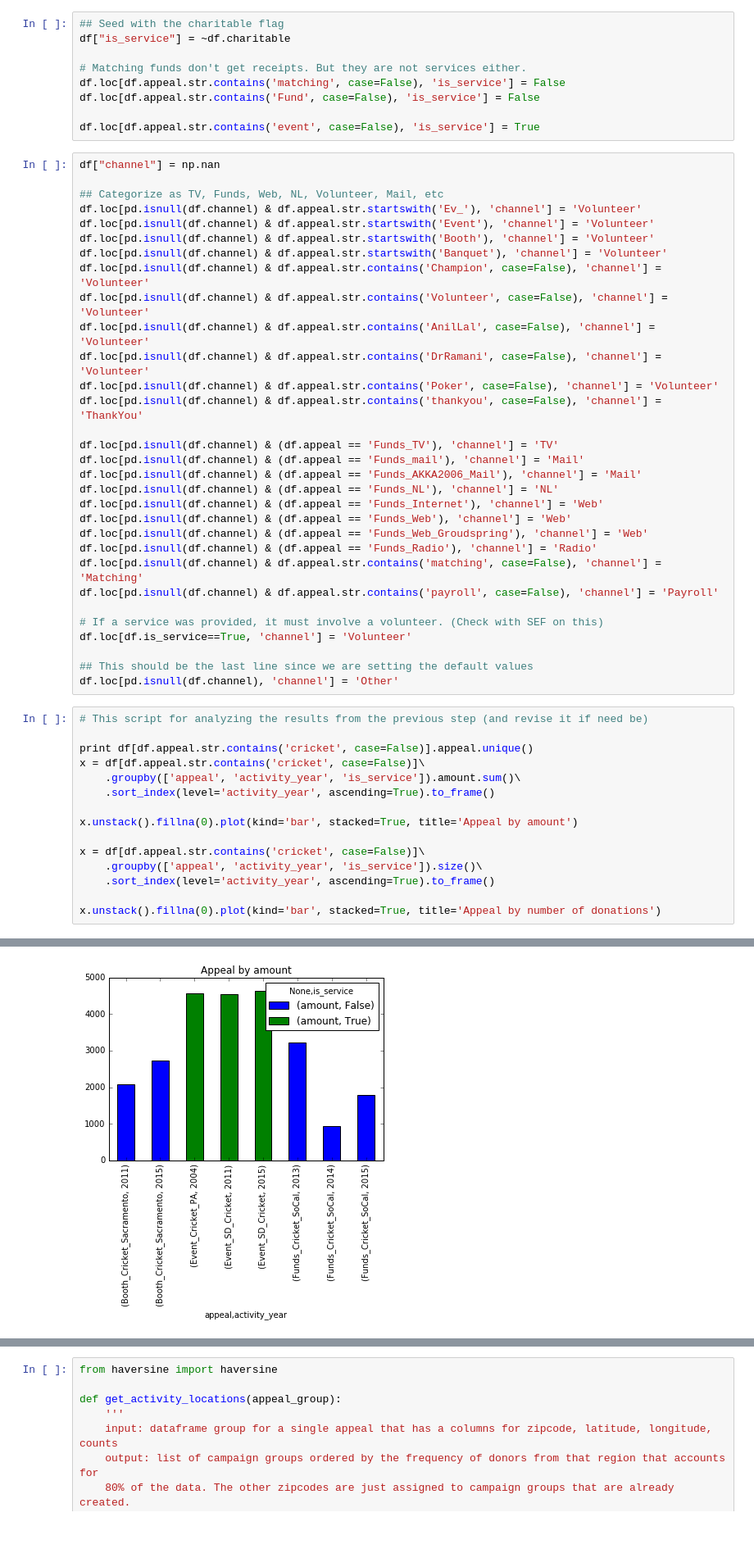
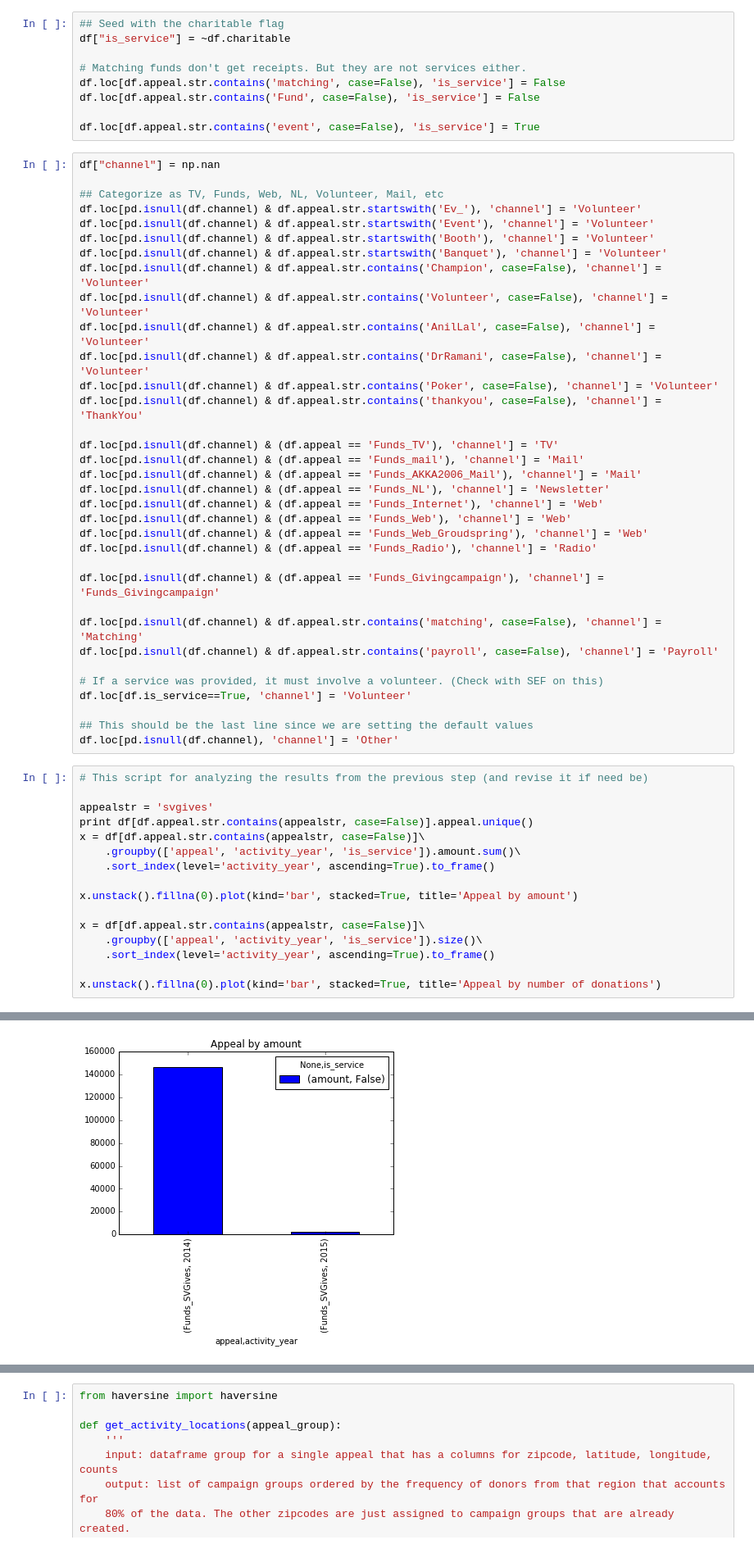
Before and after one commit to sharathmalladi/SEF, a Jupyter notebook: 21_FeatureEngineering_Appeal.ipynb, the cells around one changed output, grey strips where cells are left out. Shown at 82% size. Cells and saved outputs as stored; diff of their text form.

Commit message:
Visualizations for presentation and adding some closing comments on some of the work

```diff
--- a/21_FeatureEngineering_Appeal.ipynb
+++ b/21_FeatureEngineering_Appeal.ipynb
@@ -78,11 +78,14 @@ df.loc[pd.isnull(df.channel) & df.appeal.str.contains('thankyou', case=False), '
 df.loc[pd.isnull(df.channel) & (df.appeal == 'Funds_TV'), 'channel'] = 'TV'
 df.loc[pd.isnull(df.channel) & (df.appeal == 'Funds_mail'), 'channel'] = 'Mail'
 df.loc[pd.isnull(df.channel) & (df.appeal == 'Funds_AKKA2006_Mail'), 'channel'] = 'Mail'
-df.loc[pd.isnull(df.channel) & (df.appeal == 'Funds_NL'), 'channel'] = 'NL'
+df.loc[pd.isnull(df.channel) & (df.appeal == 'Funds_NL'), 'channel'] = 'Newsletter'
 df.loc[pd.isnull(df.channel) & (df.appeal == 'Funds_Internet'), 'channel'] = 'Web'
 df.loc[pd.isnull(df.channel) & (df.appeal == 'Funds_Web'), 'channel'] = 'Web'
 df.loc[pd.isnull(df.channel) & (df.appeal == 'Funds_Web_Groudspring'), 'channel'] = 'Web'
 df.loc[pd.isnull(df.channel) & (df.appeal == 'Funds_Radio'), 'channel'] = 'Radio'
+
+df.loc[pd.isnull(df.channel) & (df.appeal == 'Funds_Givingcampaign'), 'channel'] = 'Funds_Givingcampaign'
+
 df.loc[pd.isnull(df.channel) & df.appeal.str.contains('matching', case=False), 'channel'] = 'Matching'
 df.loc[pd.isnull(df.channel) & df.appeal.str.contains('payroll', case=False), 'channel'] = 'Payroll'
 
@@ -94,14 +97,15 @@ df.loc[pd.isnull(df.channel), 'channel'] = 'Other'
 # %%
 # This script for analyzing the results from the previous step (and revise it if need be)
 
-print df[df.appeal.str.contains('cricket', case=False)].appeal.unique()
-x = df[df.appeal.str.contains('cricket', case=False)]\
+appealstr = 'svgives'
+print df[df.appeal.str.contains(appealstr, case=False)].appeal.unique()
+x = df[df.appeal.str.contains(appealstr, case=False)]\
     .groupby(['appeal', 'activity_year', 'is_service']).amount.sum()\
     .sort_index(level='activity_year', ascending=True).to_frame()
 
 x.unstack().fillna(0).plot(kind='bar', stacked=True, title='Appeal by amount')
 
-x = df[df.appeal.str.contains('cricket', case=False)]\
+x = df[df.appeal.str.contains(appealstr, case=False)]\
     .groupby(['appeal', 'activity_year', 'is_service']).size()\
     .sort_index(level='activity_year', ascending=True).to_frame()
 
@@ -112,2 +115,2 @@ x.unstack().fillna(0).plot(kind='bar', stacked=True, title='Appeal by number of
 <matplotlib.axes._subplots.AxesSubplot at 0x...>
-[figure, old version]
+[figure, new version]
```
Also changed, not shown: parts of 9 cells of this notebook, 2 other files.
